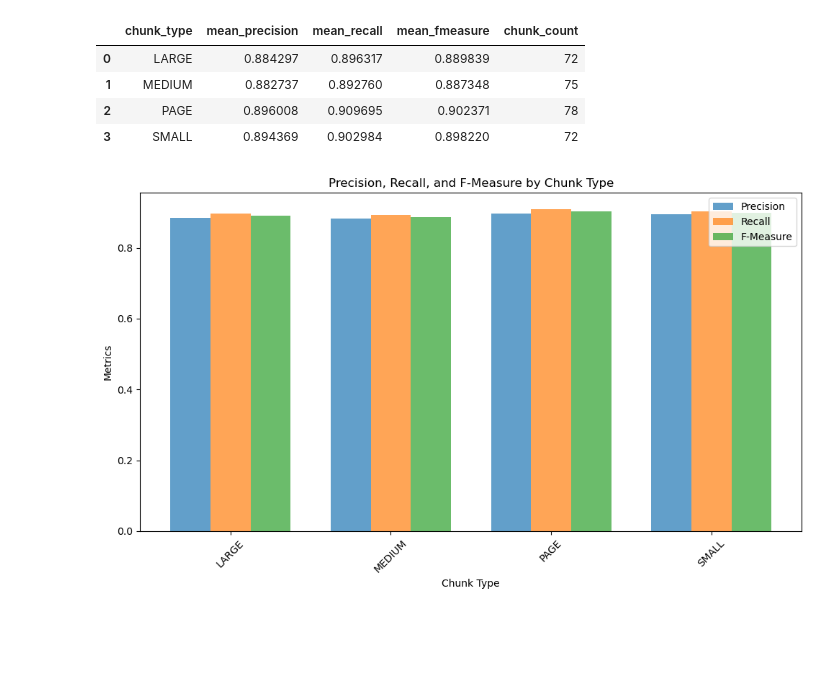
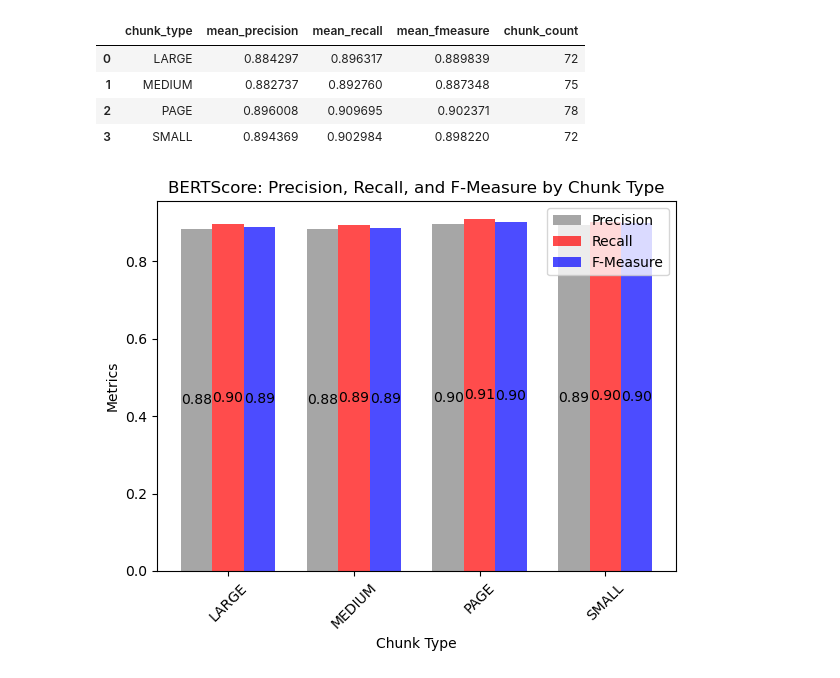
Before and after one commit to Jrana1/Bachelor_Thesis, a Jupyter notebook: bachelor_thesis_analysis_part.ipynb, the cells around one changed output. Cells and saved outputs as stored; diff of their text form; code cells hidden in the pictures; blank space fills up the shorter version.

```diff
--- a/bachelor_thesis_analysis_part.ipynb
+++ b/bachelor_thesis_analysis_part.ipynb
@@ -854,8 +905,8 @@ precision = [tp / (tp + fp) for tp, fp in zip(correctly_answered, incorrectly_an
 results = pd.DataFrame({
     "Chunk Type": chunk_types,
     "Precision (%)": [p * 100 for p in precision],
-    "Correctly Answered (TP)": correctly_answered,
-    "Incorrectly Answered (FP)": incorrectly_answered,
+    "Correct": correctly_answered,
+    "Incorrect": incorrectly_answered,
     "Total Retrieved Chunks": total_chunks
 })
 
@@ -1385,7 +1597,7 @@ BERTScore outperforms ROUGE-1 and BLEU when dealing with:
 
 This makes BERTScore more robust and closer to human judgment for text similarity evaluation.
 # %%
-def bert_score(ref: str, candidate: str):
+def bert_score(ref: str, candidate: str)->Tuple(float,float,float):
 
     # BERTScore requires inputs as lists of strings
     references = [ref]
@@ -1393,9 +1605,10 @@ def bert_score(ref: str, candidate: str):
 
     # Calculate BERTScore
     result = score(candidates, references, lang="en", verbose=False)
+    precision, recall, f1_score = result[0].item(),result[1].item(),result[2].item()
 
-    # Return the F1 score as a float
-    return result
+    # Return the precision, recall, and f1_score as a float
+    return precision, recall, f1_score
 # %% [markdown]
 # BERTScore Calculation: Explanation with Normalized Inputs
 
@@ -1514,13 +1826,13 @@ NameError: name 'bert_score' is not defined
 # %%
 t_d = pd.DataFrame({'chunk_type':relevent_llm_responses['chunk_type'],'precision':precisions,'recall':recallls,'fmeasure':fmeasures})
 # %%
-summary_rouge1 = t_d.groupby('chunk_type').agg(
+summary_bert = t_d.groupby('chunk_type').agg(
     mean_precision=('precision', 'mean'),
     mean_recall=('recall', 'mean'),
     mean_fmeasure=('fmeasure', 'mean'),
     chunk_count=('chunk_type', 'count')
 ).reset_index()
-summary_rouge1
+summary_bert
 # %% [output]
 |  | chunk_type | mean_precision | mean_recall | mean_fmeasure | chunk_count |
 | 0 | LARGE | 0.884297 | 0.896317 | 0.889839 | 72 |
@@ -1530,22 +1842,37 @@ summary_rouge1
 # %%
 x = np.arange(len(summary_rouge1['chunk_type']))  # Label locations
 width = 0.25  # Width of the bars
 
 # Plot each metric as separate bars
-plt.figure(figsize=(10, 6))
-plt.bar(x - width, summary_rouge1['mean_precision'], width, label='Precision', alpha=0.7)
-plt.bar(x, summary_rouge1['mean_recall'], width, label='Recall', alpha=0.7)
-plt.bar(x + width, summary_rouge1['mean_fmeasure'], width, label='F-Measure', alpha=0.7)
+plt.figure(figsize=(6, 5))
+precision_bars = plt.bar(x - width, summary_bert['mean_precision'], width, label='Precision', alpha=0.7,color='gray')
+recall_bars = plt.bar(x, summary_bert['mean_recall'], width, label='Recall', alpha=0.7,color='red')
+fmeasure_bars = plt.bar(x + width, summary_bert['mean_fmeasure'], width, label='F-Measure', alpha=0.7,color='blue')
+
+# Add annotations for Precision bars
+for bar, value in zip(precision_bars, summary_bert['mean_precision']):
+    plt.text(bar.get_x() + bar.get_width() / 2, bar.get_height() / 2,  # Middle of the bar
+             f'{value:.2f}', ha='center', va='center', fontsize=10, color='black')
+
+# Add annotations for Recall bars
+for bar, value in zip(recall_bars, summary_bert['mean_recall']):
+    plt.text(bar.get_x() + bar.get_width() / 2, bar.get_height() / 2,  # Middle of the bar
+             f'{value:.2f}', ha='center', va='center', fontsize=10, color='black')
+
+# Add annotations for F-Measure bars
+for bar, value in zip(fmeasure_bars, summary_bert['mean_fmeasure']):
+    plt.text(bar.get_x() + bar.get_width() / 2, bar.get_height() / 2,  # Middle of the bar
+             f'{value:.2f}', ha='center', va='center', fontsize=10, color='black')
 
 # Customize the plot
-plt.title('Precision, Recall, and F-Measure by Chunk Type')
+plt.title('BERTScore: Precision, Recall, and F-Measure by Chunk Type')
 plt.xlabel('Chunk Type')
 plt.ylabel('Metrics')
 plt.xticks(x, summary_rouge1['chunk_type'], rotation=45)
 plt.legend()
 plt.tight_layout()
 
 # Show the plot
 plt.show()
 # %% [output]
-[figure, old version]
+[figure, new version]
```
Also changed, not shown: parts of 18 cells of this notebook, 3 other files.
